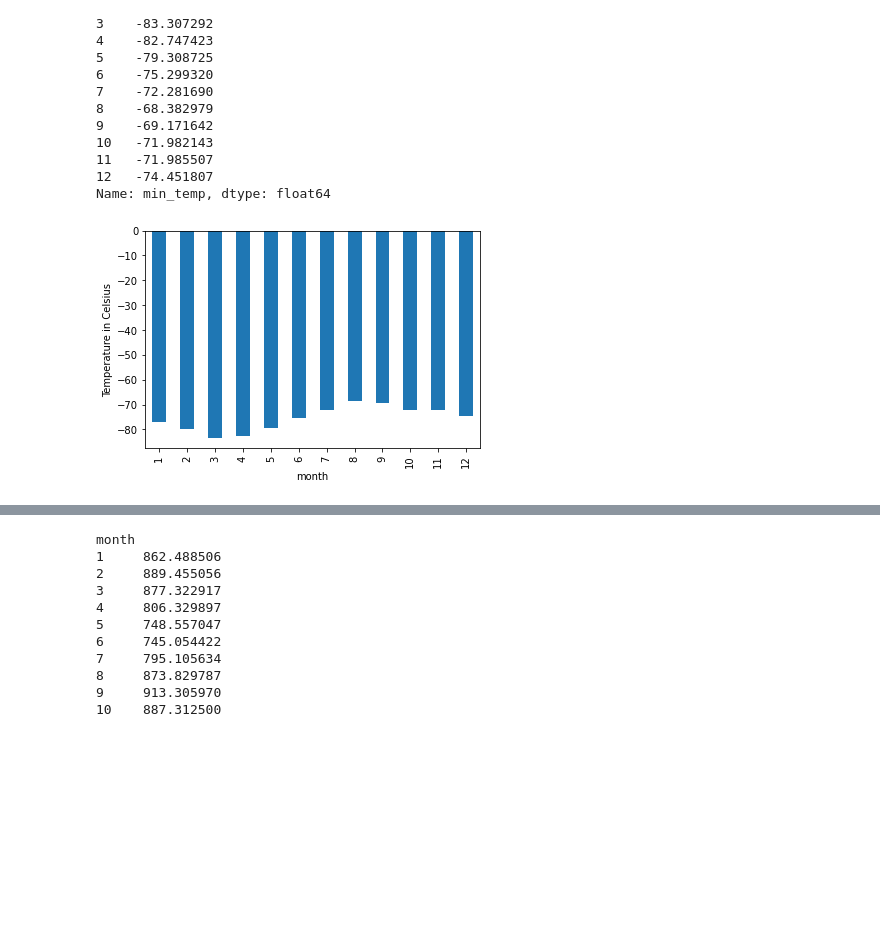
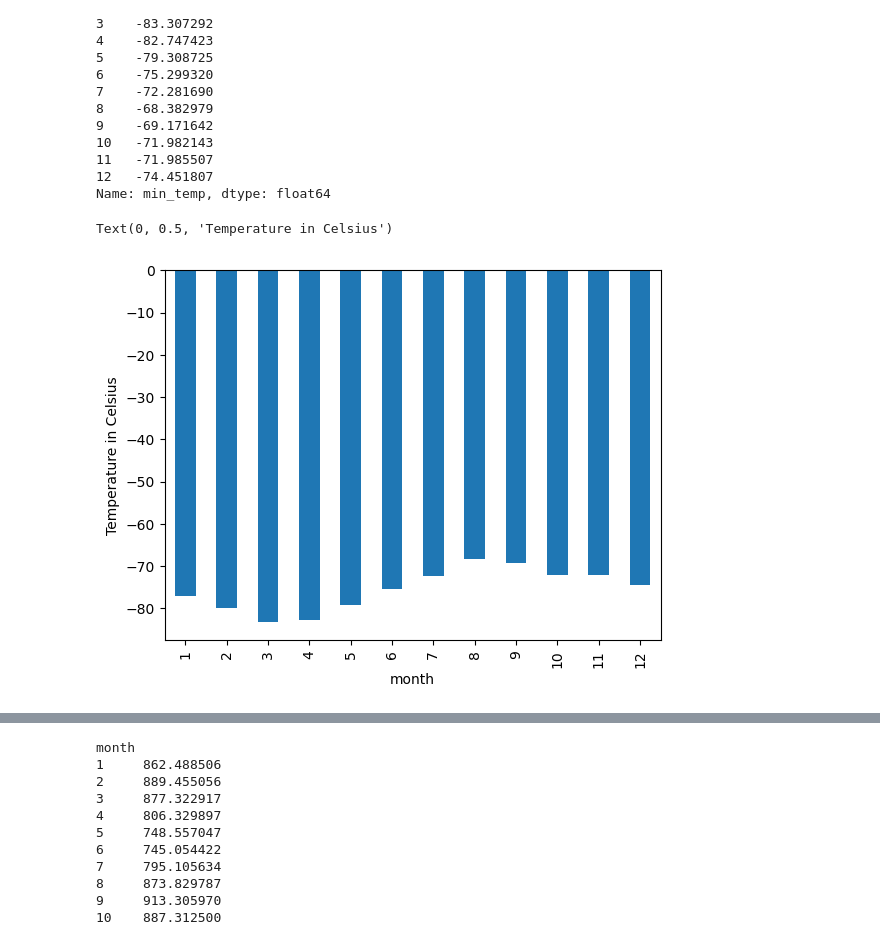
Before and after one commit to khp023/Mars_Analysis, a Jupyter notebook: part_2_mars_weather.ipynb, the cells around one changed output, grey strips where cells are left out. Saved outputs shown, nothing was run; the diff lists cells and outputs as text; code cells hidden in the pictures; blank space fills up the shorter version.

Commit message:
Code with saved charts

```diff
--- a/part_2_mars_weather.ipynb
+++ b/part_2_mars_weather.ipynb
@@ -118,8 +118,8 @@ df["terrestrial_date"] = pd.to_datetime(df["terrestrial_date"])
 df["sol"] = df["sol"].astype('int64')
 df["ls"] = df["ls"].astype('int64')
 df["month"] = df["month"].astype('int64')
-df["min_temp"] = df["sol"].astype('float64')
-df["pressure"] = df["sol"].astype('float64')
+df["min_temp"] = df["min_temp"].astype('float64')
+df["pressure"] = df["pressure"].astype('float64')
 # %%
 # Confirm type changes were successful by examining data types again
 df.dtypes
@@ -170,6 +175,8 @@ Name: month, dtype: int64
 1867
 # %%
 # 3. What is the average low temperature by month?
+avg_low = df.groupby('month')['min_temp'].mean()
+print(avg_low)
 # %% [output]
 month
 1    -77.160920
@@ -187,7 +194,10 @@ month
 Name: min_temp, dtype: float64
 # %%
 # Plot the average temperature by month
+avg_low.plot(kind = "bar")
+plt.ylabel("Temperature in Celsius")
 # %% [output]
+Text(0, 0.5, 'Temperature in Celsius')
-[figure, old version]
+[figure, new version]
 # %%
 # Identify the coldest and hottest months in Curiosity's location
```
Also changed, not shown: parts of 7 cells of this notebook, 4 other files.
